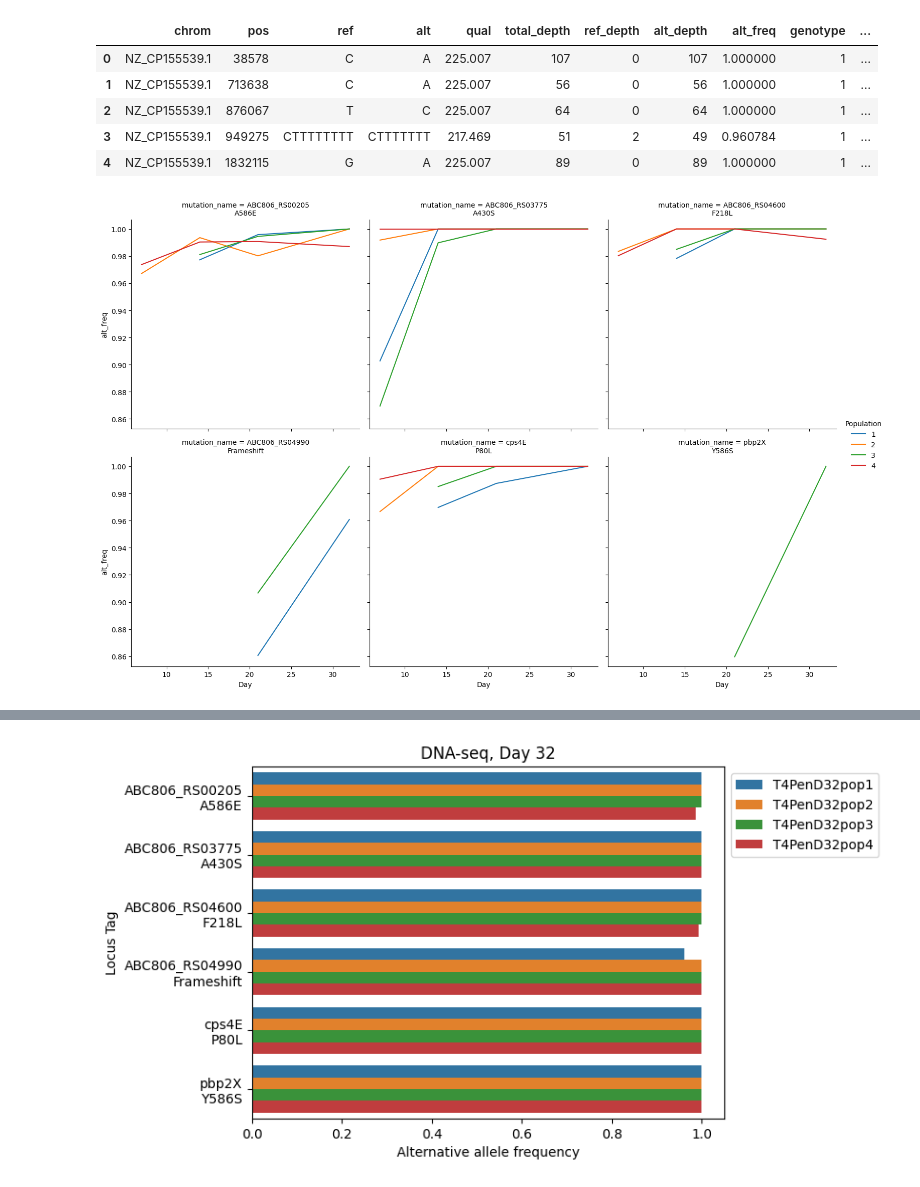
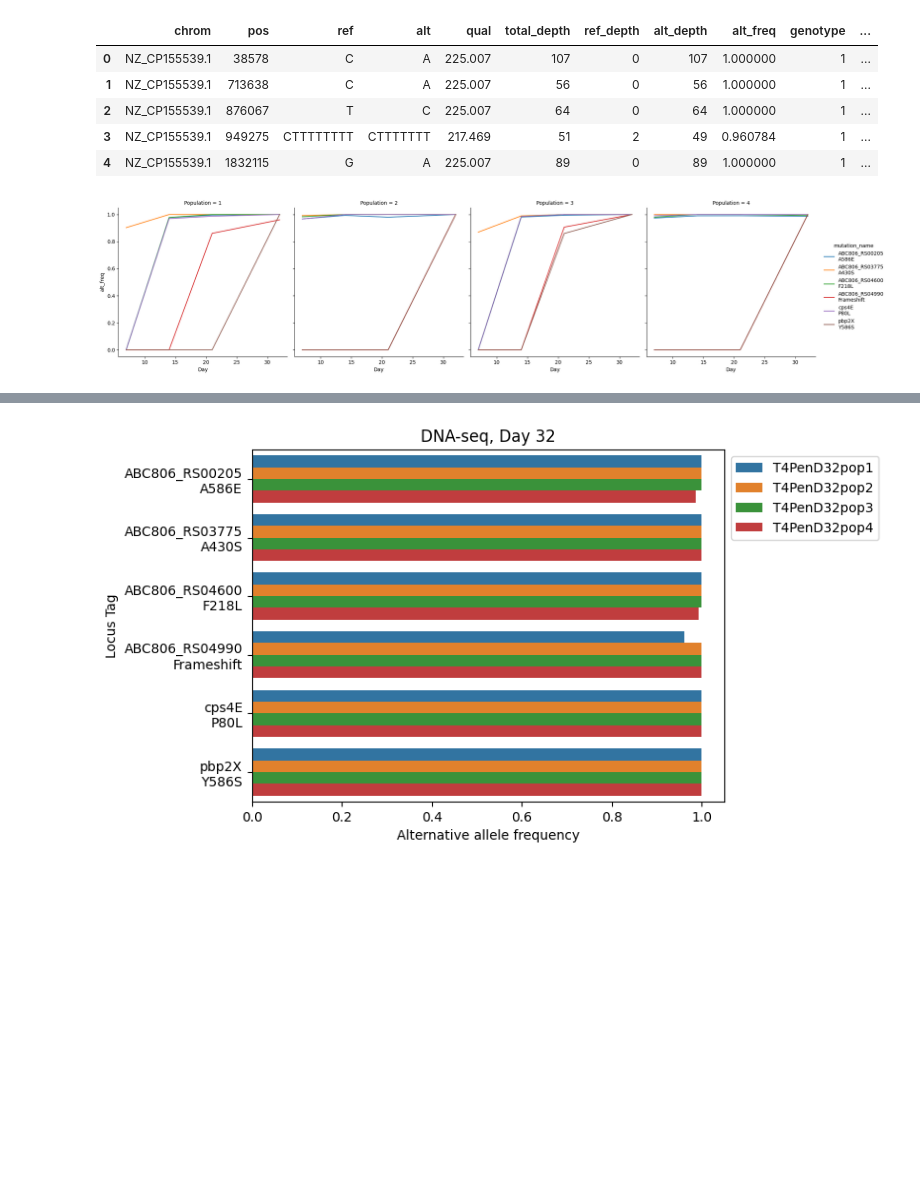
Before and after one commit to dsurujon/entropy_adaptation, a Jupyter notebook: demos/DNA_results.ipynb, the cells around one changed output, grey strips where cells are left out. Cells and saved outputs as stored; diff of their text form; code cells hidden in the pictures; blank space fills up the shorter version.

Commit message:
update to summary figures

```diff
--- a/demos/DNA_results.ipynb
+++ b/demos/DNA_results.ipynb
@@ -182,14 +182,30 @@ all_mutation_data_annot['mutation_name'] = all_mutation_data_annot.apply(lambda
 # %%
 all_mutation_data_annot['Day'] = all_mutation_data_annot['Day'].astype(int)
 
+# build a complete grid of Day x Population x mutation_name and
+# fill missing alt_freq with 0
+_days = all_mutation_data_annot['Day'].unique()
+_pops = all_mutation_data_annot['Population'].unique()
+_muts = all_mutation_data_annot['mutation_name'].unique()
+full_idx = pd.MultiIndex.from_product(
+    [_days, _pops, _muts],
+    names=['Day','Population','mutation_name']
+)
+plot_df = (
+    all_mutation_data_annot
+    .set_index(['Day','Population','mutation_name'])
+    .reindex(full_idx, fill_value=0)
+    .reset_index()
+)
+
 sns.relplot(
-    data=all_mutation_data_annot,
-    x="Day", y="alt_freq", hue='Population', col='mutation_name',
+    data=plot_df,
+    x="Day", y="alt_freq", hue='mutation_name', col='Population',
     kind='line',
-    col_wrap=3
+    col_wrap=4
 )
 plt.ylabel('Alternative allele frequency')
 plt.savefig('data/figures/PEN_mutations_DNAseq_all_timepoints.png',
            bbox_inches='tight')
 # %% [output]
-[figure, old version]
+[figure, new version]
```
Also changed, not shown: parts of 1 cell of this notebook, 3 other files.
